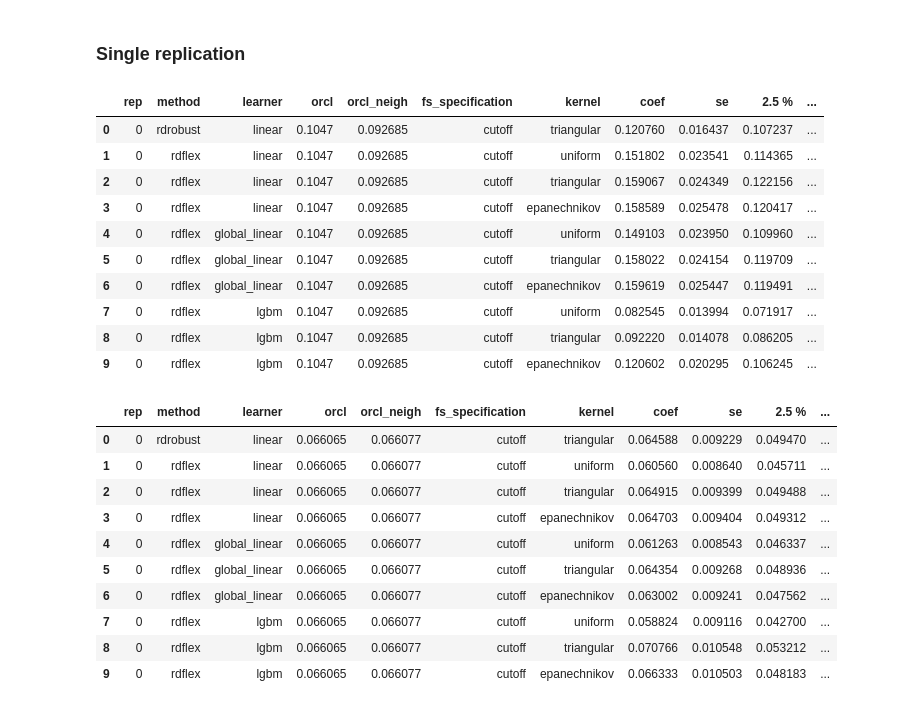
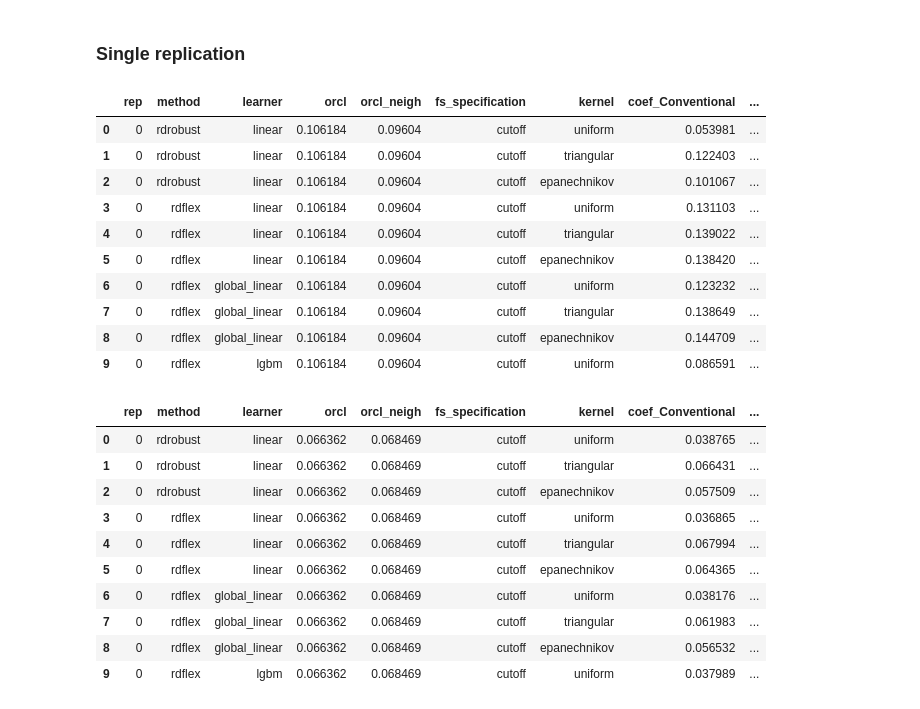
Before and after one commit to DoubleML/doubleml-rdflex, a Jupyter notebook: doubleml/rdd/notebooks/example_nb_area_yield_v02.ipynb, the cells around one changed output. Cells and saved outputs as stored; diff of their text form; code cells hidden in the pictures.

```diff
--- a/doubleml/rdd/notebooks/example_nb_area_yield_v02.ipynb
+++ b/doubleml/rdd/notebooks/example_nb_area_yield_v02.ipynb
@@ -398,7 +427,7 @@ def estimate_indend(seed, data_dict, learner_dict, fs_specifications, kernels, c
     return res_list_intend
 # %%
 n_rep = 1
-n_obs = 10000
+n_obs = 5000
 fs_specifications = ["cutoff"]
 kernels = ["uniform", "triangular", "epanechnikov"]
 
@@ -436,33 +465,33 @@ for r in tqdm(range(n_rep), desc="Repetitions", unit="rep"):
         except Exception as e:
                 print(f"An error occurred during intend repetition {r}: {e}")
 
-df_fuzzy = pd.DataFrame(res_list_fuzzy)
-df_intend = pd.DataFrame(res_list_intend)
+df_fuzzy_single = pd.DataFrame(res_list_fuzzy)
+df_intend_single = pd.DataFrame(res_list_intend)
 # %%
-df_fuzzy.head(n=10)
+df_fuzzy_single.head(n=10)
 # %% [output]
-|  | rep | method | learner | orcl | orcl_neigh | fs_specification | kernel | coef | se | 2.5 % | ... |
-| 0 | 0 | rdrobust | linear | 0.1047 | 0.092685 | cutoff | triangular | 0.120760 | 0.016437 | 0.107237 | ... |
-| 1 | 0 | rdflex | linear | 0.1047 | 0.092685 | cutoff | uniform | 0.151802 | 0.023541 | 0.114365 | ... |
-| 2 | 0 | rdflex | linear | 0.1047 | 0.092685 | cutoff | triangular | 0.159067 | 0.024349 | 0.122156 | ... |
-| 3 | 0 | rdflex | linear | 0.1047 | 0.092685 | cutoff | epanechnikov | 0.158589 | 0.025478 | 0.120417 | ... |
-| 4 | 0 | rdflex | global_linear | 0.1047 | 0.092685 | cutoff | uniform | 0.149103 | 0.023950 | 0.109960 | ... |
-| 5 | 0 | rdflex | global_linear | 0.1047 | 0.092685 | cutoff | triangular | 0.158022 | 0.024154 | 0.119709 | ... |
-| 6 | 0 | rdflex | global_linear | 0.1047 | 0.092685 | cutoff | epanechnikov | 0.159619 | 0.025447 | 0.119491 | ... |
-| 7 | 0 | rdflex | lgbm | 0.1047 | 0.092685 | cutoff | uniform | 0.082545 | 0.013994 | 0.071917 | ... |
-| 8 | 0 | rdflex | lgbm | 0.1047 | 0.092685 | cutoff | triangular | 0.092220 | 0.014078 | 0.086205 | ... |
-| 9 | 0 | rdflex | lgbm | 0.1047 | 0.092685 | cutoff | epanechnikov | 0.120602 | 0.020295 | 0.106245 | ... |
+|  | rep | method | learner | orcl | orcl_neigh | fs_specification | kernel | coef_Conventional | ... |
+| 0 | 0 | rdrobust | linear | 0.106184 | 0.09604 | cutoff | uniform | 0.053981 | ... |
+| 1 | 0 | rdrobust | linear | 0.106184 | 0.09604 | cutoff | triangular | 0.122403 | ... |
+| 2 | 0 | rdrobust | linear | 0.106184 | 0.09604 | cutoff | epanechnikov | 0.101067 | ... |
+| 3 | 0 | rdflex | linear | 0.106184 | 0.09604 | cutoff | uniform | 0.131103 | ... |
+| 4 | 0 | rdflex | linear | 0.106184 | 0.09604 | cutoff | triangular | 0.139022 | ... |
+| 5 | 0 | rdflex | linear | 0.106184 | 0.09604 | cutoff | epanechnikov | 0.138420 | ... |
+| 6 | 0 | rdflex | global_linear | 0.106184 | 0.09604 | cutoff | uniform | 0.123232 | ... |
+| 7 | 0 | rdflex | global_linear | 0.106184 | 0.09604 | cutoff | triangular | 0.138649 | ... |
+| 8 | 0 | rdflex | global_linear | 0.106184 | 0.09604 | cutoff | epanechnikov | 0.144709 | ... |
+| 9 | 0 | rdflex | lgbm | 0.106184 | 0.09604 | cutoff | uniform | 0.086591 | ... |
 # %%
-df_intend.head(n=10)
+df_intend_single.head(n=10)
 # %% [output]
-|  | rep | method | learner | orcl | orcl_neigh | fs_specification | kernel | coef | se | 2.5 % | ... |
-| 0 | 0 | rdrobust | linear | 0.066065 | 0.066077 | cutoff | triangular | 0.064588 | 0.009229 | 0.049470 | ... |
-| 1 | 0 | rdflex | linear | 0.066065 | 0.066077 | cutoff | uniform | 0.060560 | 0.008640 | 0.045711 | ... |
-| 2 | 0 | rdflex | linear | 0.066065 | 0.066077 | cutoff | triangular | 0.064915 | 0.009399 | 0.049488 | ... |
-| 3 | 0 | rdflex | linear | 0.066065 | 0.066077 | cutoff | epanechnikov | 0.064703 | 0.009404 | 0.049312 | ... |
-| 4 | 0 | rdflex | global_linear | 0.066065 | 0.066077 | cutoff | uniform | 0.061263 | 0.008543 | 0.046337 | ... |
-| 5 | 0 | rdflex | global_linear | 0.066065 | 0.066077 | cutoff | triangular | 0.064354 | 0.009268 | 0.048936 | ... |
-| 6 | 0 | rdflex | global_linear | 0.066065 | 0.066077 | cutoff | epanechnikov | 0.063002 | 0.009241 | 0.047562 | ... |
-| 7 | 0 | rdflex | lgbm | 0.066065 | 0.066077 | cutoff | uniform | 0.058824 | 0.009116 | 0.042700 | ... |
-| 8 | 0 | rdflex | lgbm | 0.066065 | 0.066077 | cutoff | triangular | 0.070766 | 0.010548 | 0.053212 | ... |
-| 9 | 0 | rdflex | lgbm | 0.066065 | 0.066077 | cutoff | epanechnikov | 0.066333 | 0.010503 | 0.048183 | ... |
+|  | rep | method | learner | orcl | orcl_neigh | fs_specification | kernel | coef_Conventional | ... |
+| 0 | 0 | rdrobust | linear | 0.066362 | 0.068469 | cutoff | uniform | 0.038765 | ... |
+| 1 | 0 | rdrobust | linear | 0.066362 | 0.068469 | cutoff | triangular | 0.066431 | ... |
+| 2 | 0 | rdrobust | linear | 0.066362 | 0.068469 | cutoff | epanechnikov | 0.057509 | ... |
+| 3 | 0 | rdflex | linear | 0.066362 | 0.068469 | cutoff | uniform | 0.036865 | ... |
+| 4 | 0 | rdflex | linear | 0.066362 | 0.068469 | cutoff | triangular | 0.067994 | ... |
+| 5 | 0 | rdflex | linear | 0.066362 | 0.068469 | cutoff | epanechnikov | 0.064365 | ... |
+| 6 | 0 | rdflex | global_linear | 0.066362 | 0.068469 | cutoff | uniform | 0.038176 | ... |
+| 7 | 0 | rdflex | global_linear | 0.066362 | 0.068469 | cutoff | triangular | 0.061983 | ... |
+| 8 | 0 | rdflex | global_linear | 0.066362 | 0.068469 | cutoff | epanechnikov | 0.056532 | ... |
+| 9 | 0 | rdflex | lgbm | 0.066362 | 0.068469 | cutoff | uniform | 0.037989 | ... |
```
Also changed, not shown: parts of 15 cells of this notebook.
